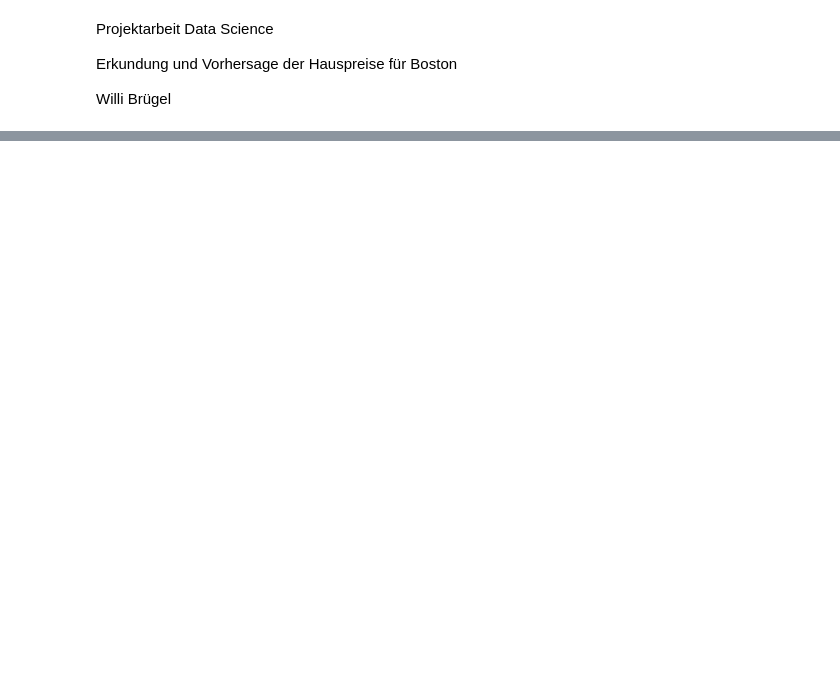
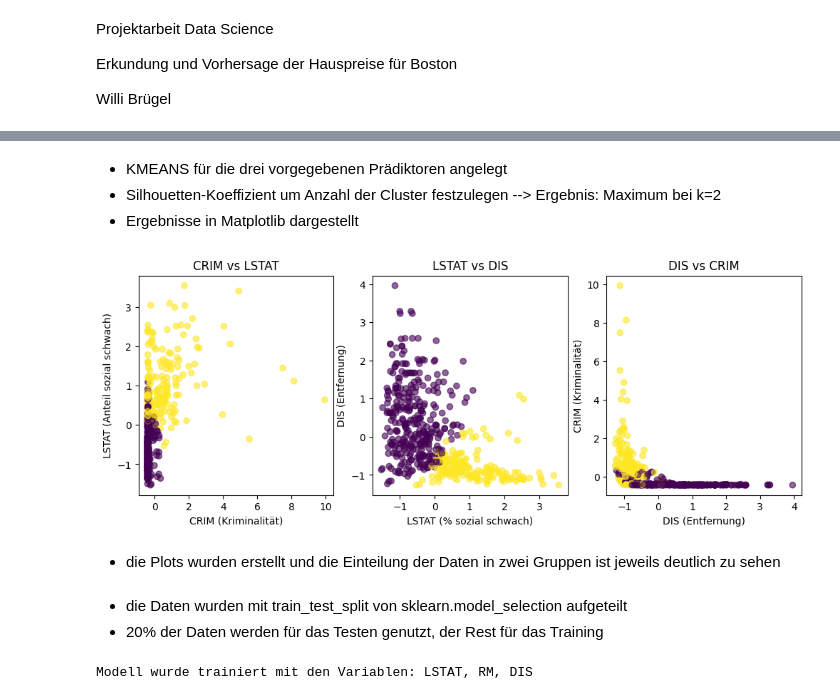
Before and after one commit to wbr179/Projektarbeit_DataScience, a Jupyter notebook: Projektarbeit_DS_Willi_Bruegel_Boston.ipynb, the cells around one changed output, grey strips where cells are left out. Drawn from its saved outputs; the diff is of its cells as text; code cells hidden in the pictures; blank space fills up the shorter version.

```diff
--- a/Projektarbeit_DS_Willi_Bruegel_Boston.ipynb
+++ b/Projektarbeit_DS_Willi_Bruegel_Boston.ipynb
@@ -124,0 +280,45 @@ MEDV      50.0000
+# %% [markdown]
+- KMEANS für die drei vorgegebenen Prädiktoren angelegt
+- Silhouetten-Koeffizient um Anzahl der Cluster festzulegen --> Ergebnis: Maximum bei k=2
+- Ergebnisse in Matplotlib dargestellt
+# %%
+# ----------------------------------------
+# 2d) Klassifizierung der Daten und Darstellung in Streudiagrammen
+# CRIM & LSTAT, LSTAT & DIS, DIS & CRIM
+# ----------------------------------------
+
+# KMEANS mit best_k anwenden:
+kmeans =  KMeans(n_clusters=best_k, random_state=42)
+cluster_km = kmeans.fit_predict(df_scaled[["CRIM", "LSTAT", "DIS"]])
+
+# Spalte mit KMeans-Ergebnis in den df_scaled einfügen
+df_scaled["Cluster_KMeans"] = cluster_km
+
+# Plots erstellen:
+plt.figure(figsize=(12, 4))
+
+plt.subplot(1, 3, 1)
+plt.scatter(df_scaled["CRIM"], df_scaled["LSTAT"], c=df_scaled["Cluster_KMeans"], cmap="viridis", alpha=0.6)
+plt.xlabel("CRIM (Kriminalität)")
+plt.ylabel("LSTAT (Anteil sozial schwach)")
+plt.title("CRIM vs LSTAT")
+
+# Plot 2: LSTAT & DIS
+plt.subplot(1, 3, 2)
+plt.scatter(df_scaled["LSTAT"], df_scaled["DIS"], c=df_scaled["Cluster_KMeans"], cmap="viridis", alpha=0.6)
+plt.xlabel("LSTAT (% sozial schwach)")
+plt.ylabel("DIS (Entfernung)")
+plt.title("LSTAT vs DIS")
+
+# Plot 3: DIS & CRIM
+plt.subplot(1, 3, 3)
+plt.scatter(df_scaled["DIS"], df_scaled["CRIM"], c=df_scaled["Cluster_KMeans"], cmap="viridis", alpha=0.6)
+plt.xlabel("DIS (Entfernung)")
+plt.ylabel("CRIM (Kriminalität)")
+plt.title("DIS vs CRIM")
+
+plt.show()
+# %% [output]
+[figure, added]
+# %% [markdown]
+- die Plots wurden erstellt und die Einteilung der Daten in zwei Gruppen ist jeweils deutlich zu sehen
@@ -124,0 +340,25 @@ MEDV      50.0000
+# %% [markdown]
+- die Daten wurden mit train_test_split von sklearn.model_selection aufgeteilt
+- 20% der Daten werden für das Testen genutzt, der Rest für das Training
+# %%
+# ----------------------------------------
+# 3b-i) Multiple lineare Regression
+# mit den Prädiktoren LSTAT, RM und DIS
+# ----------------------------------------
+
+# 1. - Lineare Regression:
+
+from sklearn import linear_model
+from mpl_toolkits.mplot3d import Axes3D
+
+# Daten für lineare Regression aus Trainingsdatensatz wählen:
+X_linreg = X_train[["LSTAT", "RM", "DIS"]]
+y_linreg = y_train
+
+# Modell anlegen:
+regr = linear_model.LinearRegression()
+regr.fit(X_linreg, y_linreg)
+
+print("Modell wurde trainiert mit den Variablen: LSTAT, RM, DIS")
+# %% [output]
+Modell wurde trainiert mit den Variablen: LSTAT, RM, DIS
```
Also changed, not shown: parts of 16 cells of this notebook.
